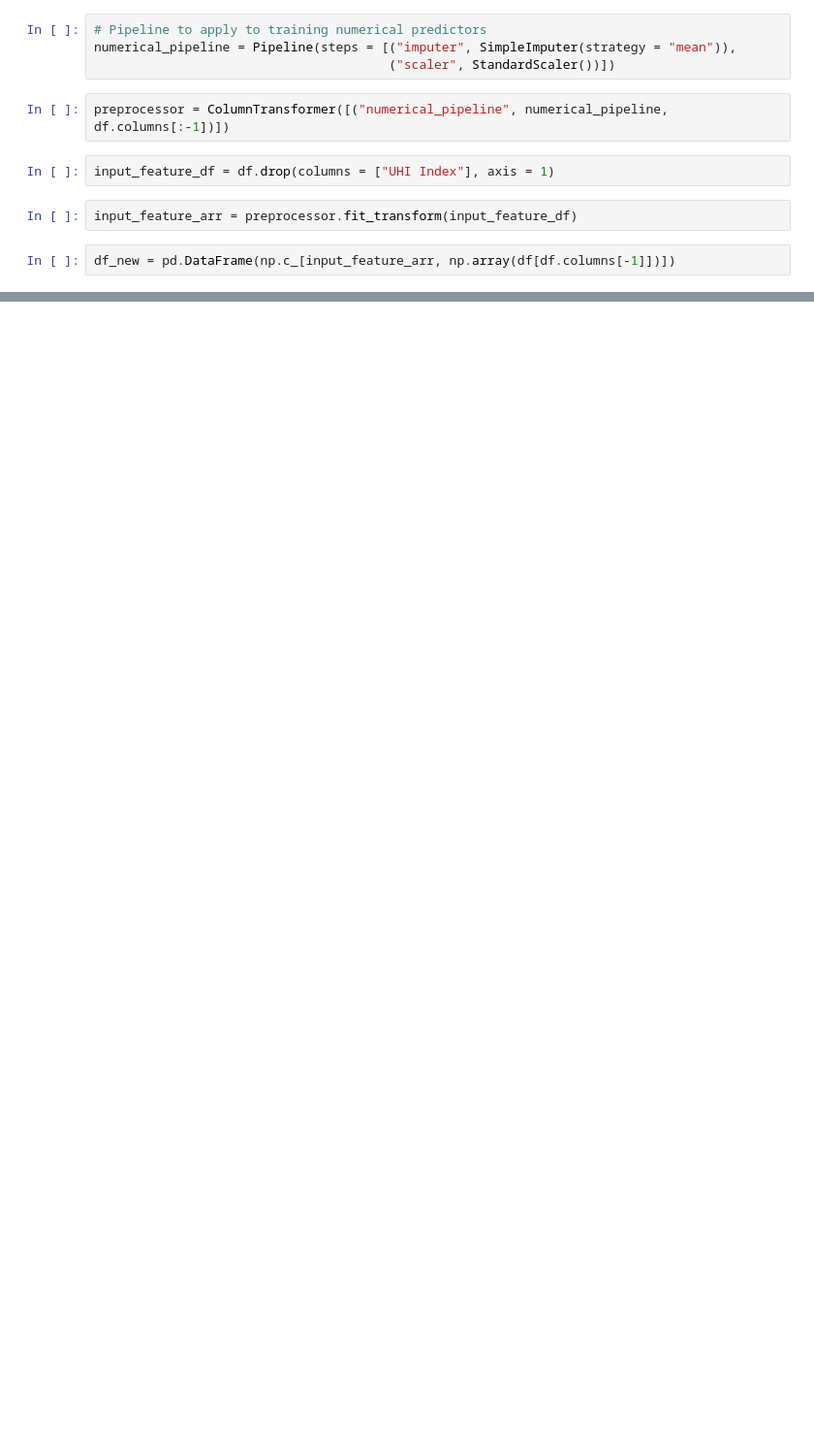
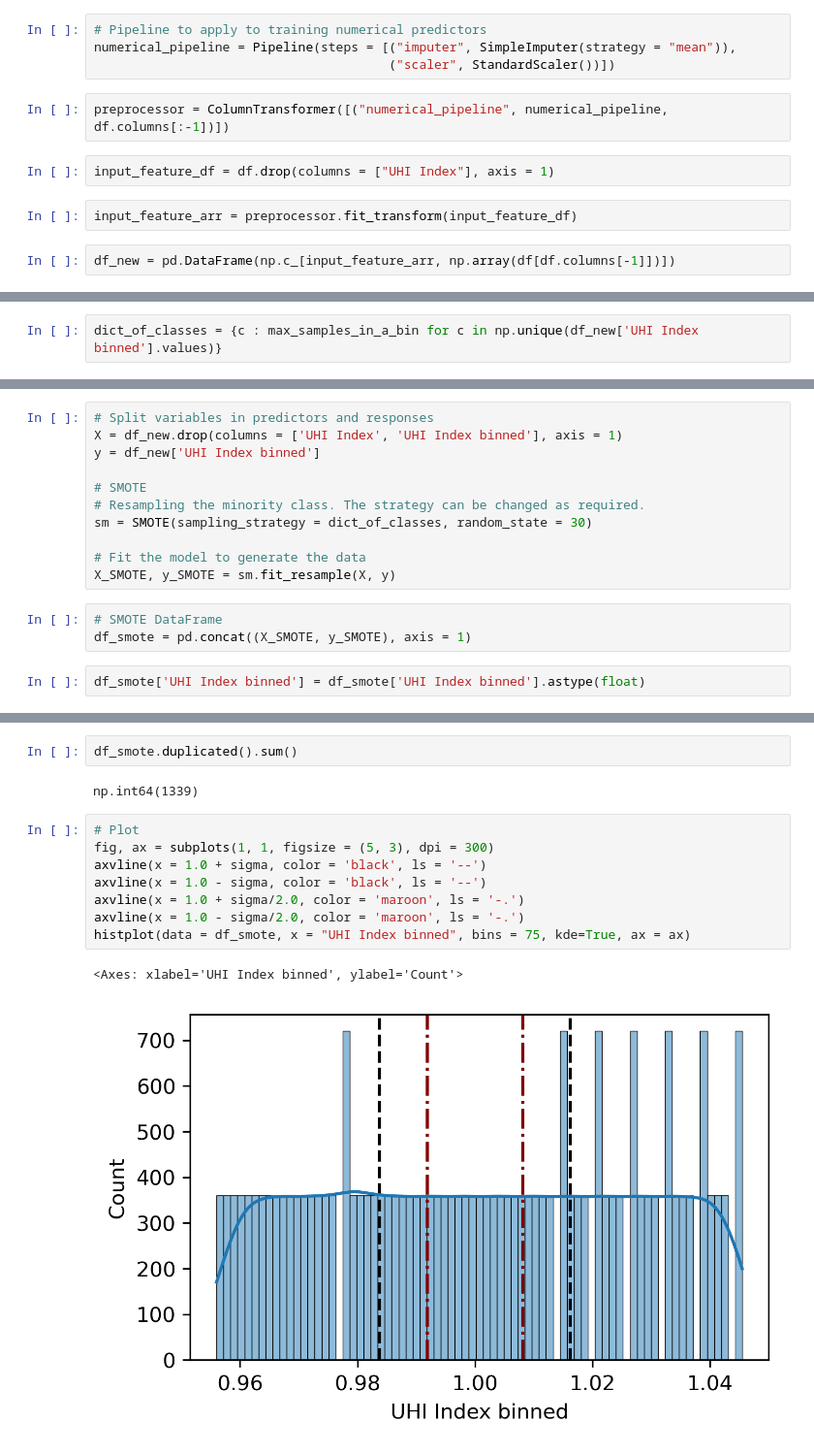
Before and after one commit to Santiq22/urban-heat-islands, a Jupyter notebook: notebooks/eda_final_dataset.ipynb, the cells around one changed output, grey strips where cells are left out. Shown at 97% size. Saved outputs shown, nothing was run; the diff lists cells and outputs as text; blank space fills up the shorter version.

Commit message:
SMOTE resampling

```diff
--- a/notebooks/eda_final_dataset.ipynb
+++ b/notebooks/eda_final_dataset.ipynb
@@ -180,0 +247,2 @@ df_new.describe()
+# %%
+dict_of_classes = {c : max_samples_in_a_bin for c in np.unique(df_new['UHI Index binned'].values)}
@@ -180,0 +269,16 @@ df_new.describe()
+# %%
+# Split variables in predictors and responses
+X = df_new.drop(columns = ['UHI Index', 'UHI Index binned'], axis = 1)
+y = df_new['UHI Index binned']
+
+# SMOTE
+# Resampling the minority class. The strategy can be changed as required.
+sm = SMOTE(sampling_strategy = dict_of_classes, random_state = 30)
+
+# Fit the model to generate the data
+X_SMOTE, y_SMOTE = sm.fit_resample(X, y)
+# %%
+# SMOTE DataFrame
+df_smote = pd.concat((X_SMOTE, y_SMOTE), axis = 1)
+# %%
+df_smote['UHI Index binned'] = df_smote['UHI Index binned'].astype(float)
@@ -180,0 +305,15 @@ df_new.describe()
+# %%
+df_smote.duplicated().sum()
+# %% [output]
+np.int64(1339)
+# %%
+# Plot
+fig, ax = subplots(1, 1, figsize = (5, 3), dpi = 300)
+axvline(x = 1.0 + sigma, color = 'black', ls = '--')
+axvline(x = 1.0 - sigma, color = 'black', ls = '--')
+axvline(x = 1.0 + sigma/2.0, color = 'maroon', ls = '-.')
+axvline(x = 1.0 - sigma/2.0, color = 'maroon', ls = '-.')
+histplot(data = df_smote, x = "UHI Index binned", bins = 75, kde=True, ax = ax)
+# %% [output]
+<Axes: xlabel='UHI Index binned', ylabel='Count'>
+[figure, added]
```
Also changed, not shown: parts of 20 cells of this notebook, 38 other files.
